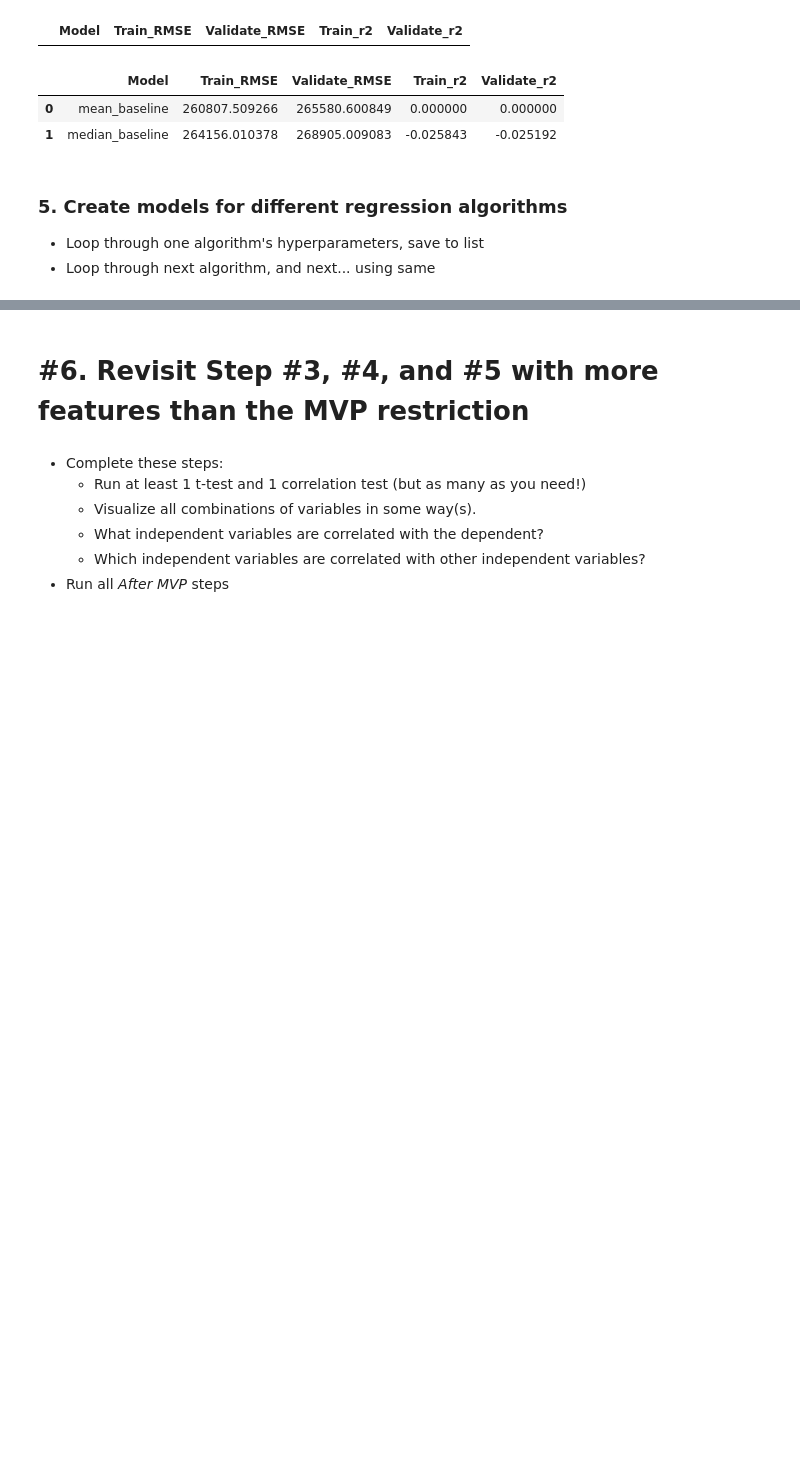
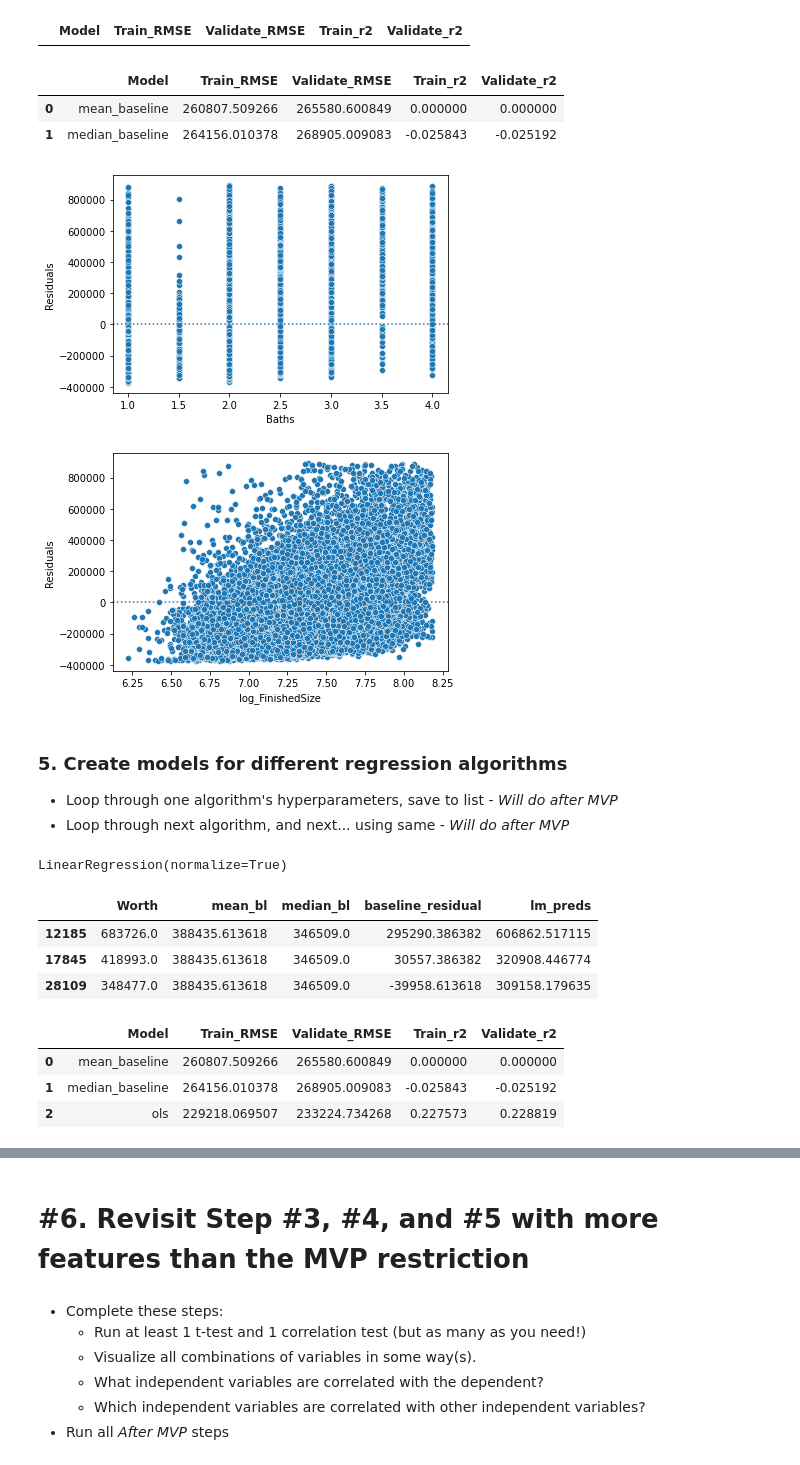
Before and after one commit to JacobPaxton/zillow-regression-project, a Jupyter notebook: draft_workspace.ipynb, the cells around one changed output, grey strips where cells are left out. Saved outputs shown, nothing was run; the diff lists cells and outputs as text; code cells hidden in the pictures; blank space fills up the shorter version.

```diff
--- a/draft_workspace.ipynb
+++ b/draft_workspace.ipynb
@@ -388,7 +412,9 @@ def model_performance(train_actuals, val_actuals, train_preds, val_preds, model_
 # %%
-# def plot_residuals(df):
-#     sns.relplot(x = 'total_bill', y = 'residual', data = df)
-#     plt.axhline(0, ls = ':')
+def plot_residuals(X_train_exp_col, y_train_residuals):
+    sns.scatterplot(x=X_train_exp_col, y=y_train_residuals)
+    plt.axhline(0, ls = ':')
+    plt.ylabel('Residuals')
+    plt.show()
 # %% [markdown]
 ### 4. Create baseline model
 * Calculate mean and median of target (tax-value)
@@ -421,7 +448,16 @@ running_df
 |  | Model | Train_RMSE | Validate_RMSE | Train_r2 | Validate_r2 |
 | 0 | mean_baseline | 260807.509266 | 265580.600849 | 0.000000 | 0.000000 |
 | 1 | median_baseline | 264156.010378 | 268905.009083 | -0.025843 | -0.025192 |
+# %%
+y_train['baseline_residual'] = y_train['Worth'] - y_train['mean_bl']
+X_train_exp['log_FinishedSize'] = X_train_exp['FinishedSize'].apply(lambda x: math.log(x))
+# %%
+plot_residuals(X_train_exp.Baths, y_train.baseline_residual)
+plot_residuals(X_train_exp.log_FinishedSize, y_train.baseline_residual)
+# %% [output]
+[figure, added]
+[figure, added]
 # %% [markdown]
 ### 5. Create models for different regression algorithms
-* Loop through one algorithm's hyperparameters, save to list
-* Loop through next algorithm, and next... using same
+* Loop through one algorithm's hyperparameters, save to list - *Will do after MVP*
+* Loop through next algorithm, and next... using same - *Will do after MVP*
@@ -427,0 +466,27 @@ running_df
+# %%
+lm.fit(X_train, y_train.Worth)
+# %% [output]
+LinearRegression(normalize=True)
+# %%
+y_train['lm_preds'] = lm.predict(X_train)
+y_validate['lm_preds'] = lm.predict(X_validate)
+y_train.head(3)
+# %% [output]
+|  | Worth | mean_bl | median_bl | baseline_residual | lm_preds |
+| 12185 | 683726.0 | 388435.613618 | 346509.0 | 295290.386382 | 606862.517115 |
+| 17845 | 418993.0 | 388435.613618 | 346509.0 | 30557.386382 | 320908.446774 |
+| 28109 | 348477.0 | 388435.613618 | 346509.0 | -39958.613618 | 309158.179635 |
+# %%
+running_df = model_performance(train_actuals=y_train.Worth,
+                                val_actuals=y_validate.Worth,
+                                train_preds=y_train.lm_preds,
+                                val_preds=y_validate.lm_preds,
+                                model_name='ols',
+                                running_df=running_df)
+
+running_df
+# %% [output]
+|  | Model | Train_RMSE | Validate_RMSE | Train_r2 | Validate_r2 |
+| 0 | mean_baseline | 260807.509266 | 265580.600849 | 0.000000 | 0.000000 |
+| 1 | median_baseline | 264156.010378 | 268905.009083 | -0.025843 | -0.025192 |
+| 2 | ols | 229218.069507 | 233224.734268 | 0.227573 | 0.228819 |
```
Also changed, not shown: parts of 48 cells of this notebook.
